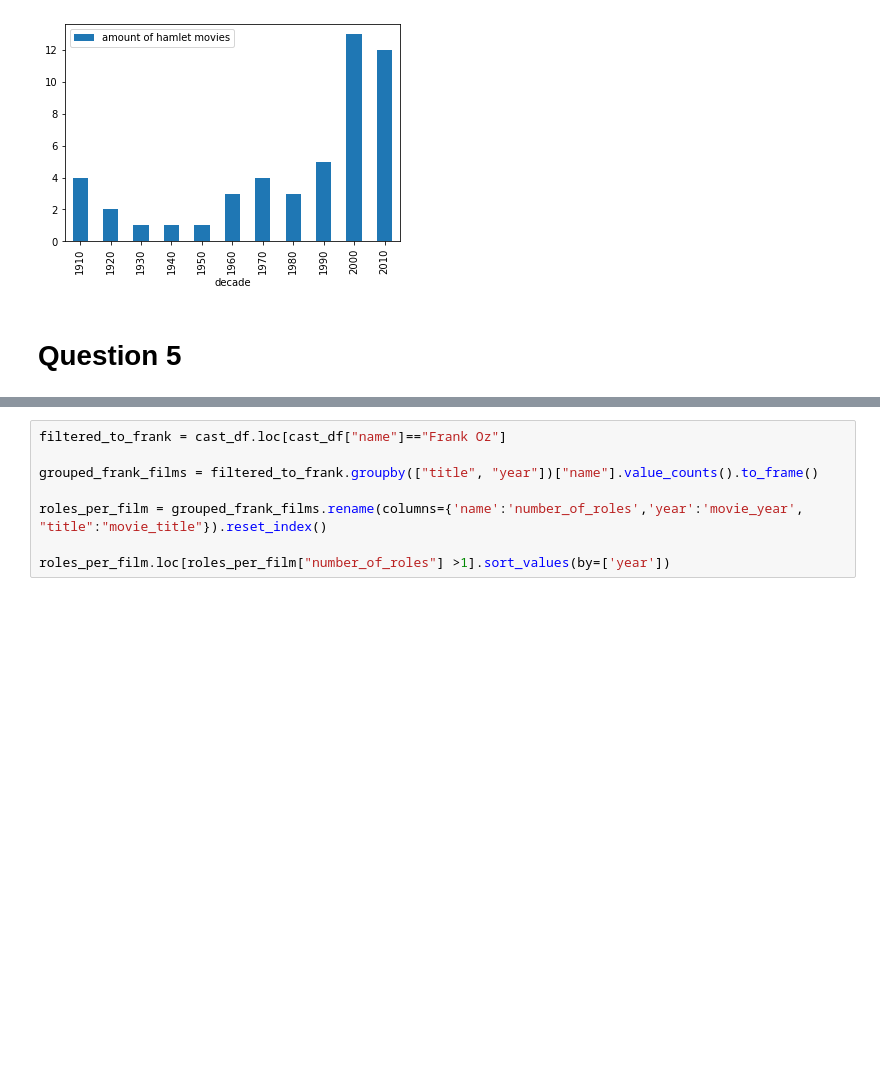
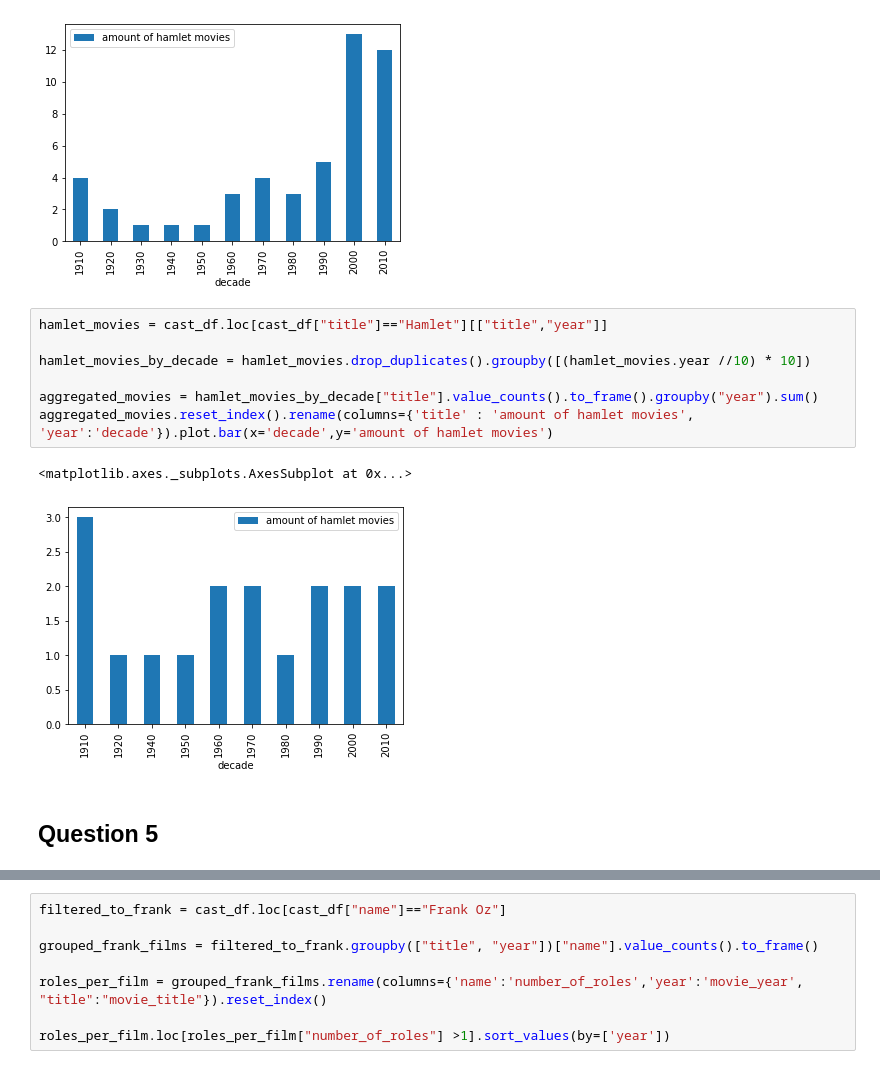
Before and after one commit to EitanKats/data-science-project-sem-a, a Jupyter notebook: Programming-section-notebook.ipynb, the cells around one changed output, grey strips where cells are left out. Saved outputs shown, nothing was run; the diff lists cells and outputs as text; blank space fills up the shorter version.

Commit message:
added some tweaks to question I wasn't sure about readme changes

```diff
--- a/Programming-section-notebook.ipynb
+++ b/Programming-section-notebook.ipynb
@@ -114,7 +148,17 @@ aggregated_movies.reset_index().rename(columns={'title' : 'amount of hamlet movi
 # %% [output]
 <matplotlib.axes._subplots.AxesSubplot at 0x...>
 [figure]
+# %%
+hamlet_movies = cast_df.loc[cast_df["title"]=="Hamlet"][["title","year"]]
+
+hamlet_movies_by_decade = hamlet_movies.drop_duplicates().groupby([(hamlet_movies.year //10) * 10])
+
+aggregated_movies = hamlet_movies_by_decade["title"].value_counts().to_frame().groupby("year").sum()
+aggregated_movies.reset_index().rename(columns={'title' : 'amount of hamlet movies', 'year':'decade'}).plot.bar(x='decade',y='amount of hamlet movies')
+# %% [output]
+<matplotlib.axes._subplots.AxesSubplot at 0x...>
+[figure, added]
 # %% [markdown]
-# Question 5
+## Question 5
 # %%
 filtered_to_fifties = cast_df.loc[(cast_df["year"]<1960) & (cast_df["year"]>=1950)]
```
Also changed, not shown: parts of 17 cells of this notebook, 1 other file.
